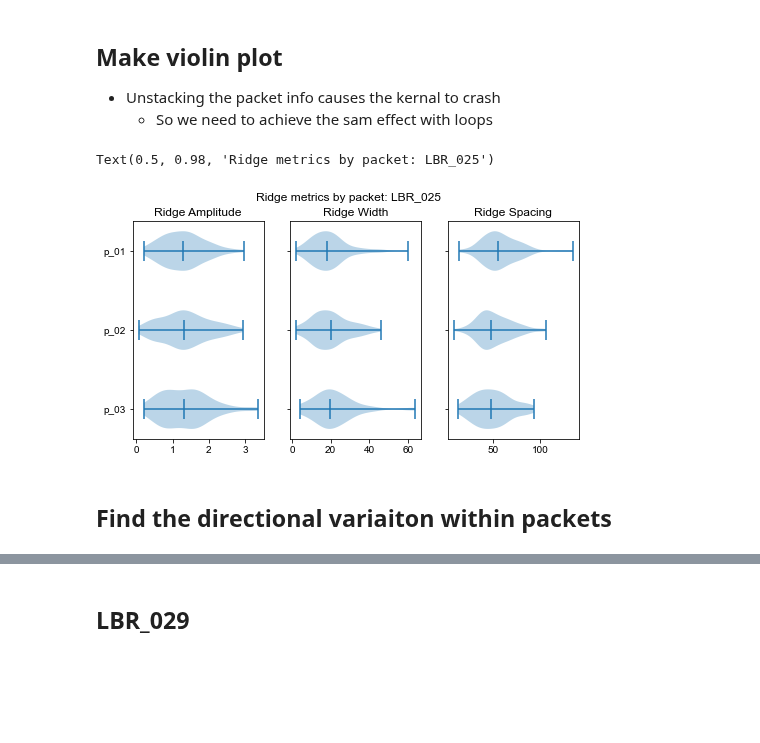
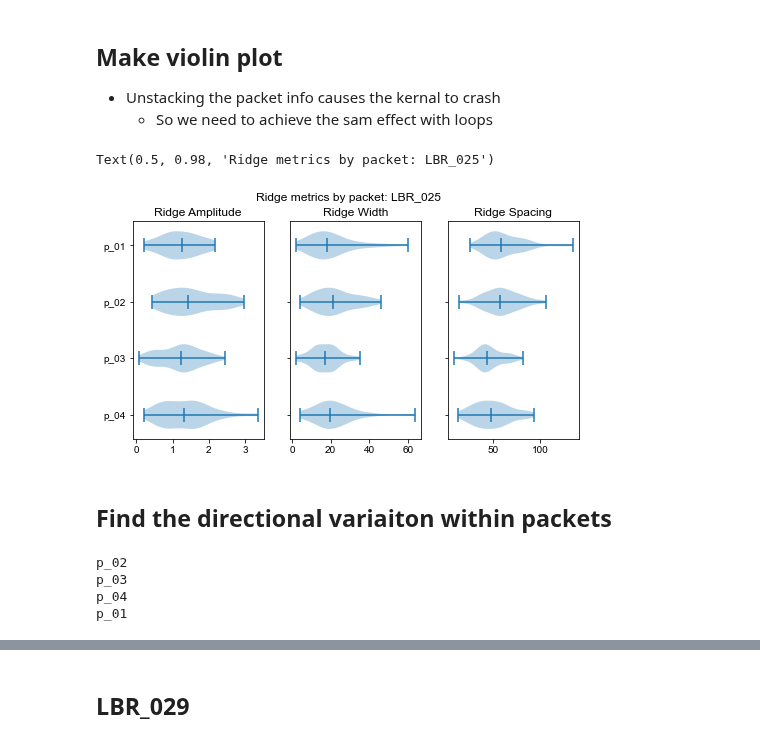
Before and after one commit to tamu-edu/scrollstats, a Jupyter notebook: Figure_InterPacketVariation.ipynb, the cells around one changed output, grey strips where cells are left out. Drawn from its saved outputs; the diff is of its cells as text; code cells hidden in the pictures; blank space fills up the shorter version.

Commit message:
updated migration plot for LBR_025

```diff
--- a/Figure_InterPacketVariation.ipynb
+++ b/Figure_InterPacketVariation.ipynb
@@ -186,33 +187,44 @@ ax1.set_axis_off()
 # %%
 ridge_metrics = violin_data(itx_packets)
 sorted_packet_ids = itx_packets.index.get_level_values(0).unique().sort_values(ascending=False).values
 
 fig, (ax1, ax2, ax3) = plt.subplots(1, 3, figsize=(8, 4))
 
 # Plot 1 - Amps
 ax1.violinplot([ridge_metrics["ridge_amp"][i] for i in sorted_packet_ids], vert=False, showmedians=True)
 
-ax1.set_yticks(range(1, 4))
+ax1.set_yticks(range(1, 5))
 ax1.set_yticklabels(sorted_packet_ids)
 ax1.set_title("Ridge Amplitude")
 
 # Plot 2 - Width
 ax2.violinplot([ridge_metrics["ridge_width"][i] for i in sorted_packet_ids], vert=False, showmedians=True)
 
 ax2.set_yticks(range(1, 4))
 ax2.set_yticklabels([])
 ax2.set_title("Ridge Width")
 
 # Plot 1 - Amps
 ax3.violinplot([ridge_metrics["pre_mig_dist"][i] for i in sorted_packet_ids], vert=False, showmedians=True)
 
 ax3.set_yticks(range(1, 4))
 ax3.set_yticklabels([])
 ax3.set_title("Ridge Spacing")
 plt.suptitle(f"Ridge metrics by packet: {bend_id}")
 # plt.savefig(f"/Users/avan/FLUD/BrazosScrolls/figures/RidgeMetricsWithinPackets_{bend_id}.png", dpi=200)
 # %% [output]
 Text(0.5, 0.98, 'Ridge metrics by packet: LBR_025')
-[figure, old version]
+[figure, new version]
 # %% [markdown]
 ## Find the directional variaiton within packets
+# %%
+for i, row in packets.iterrows():
+    print(i)
+    # p_id = row["packet_id"]
+    # x,y = packet_points.set_index("packet_id").loc[p_id, "geometry"].coords[0]
+    # print(x, y)
+# %% [output]
+p_02
+p_03
+p_04
+p_01
```
Also changed, not shown: parts of 12 cells of this notebook.
